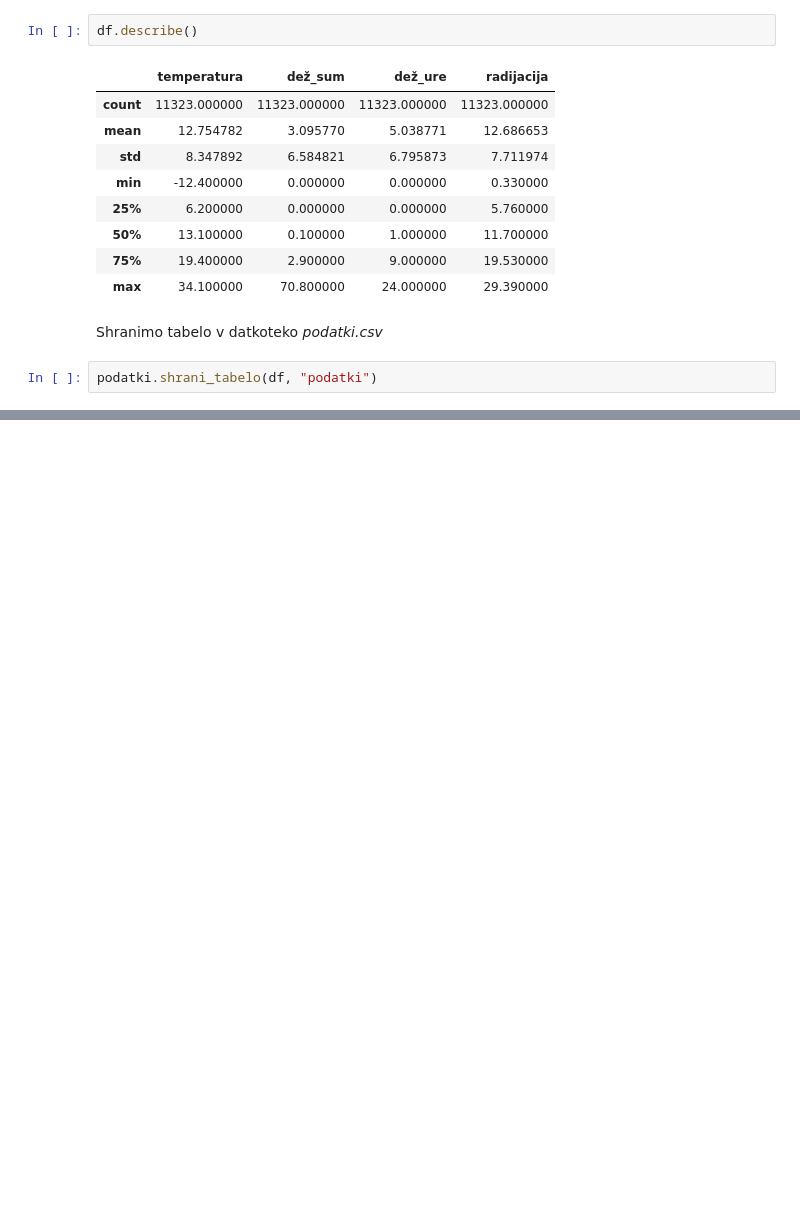
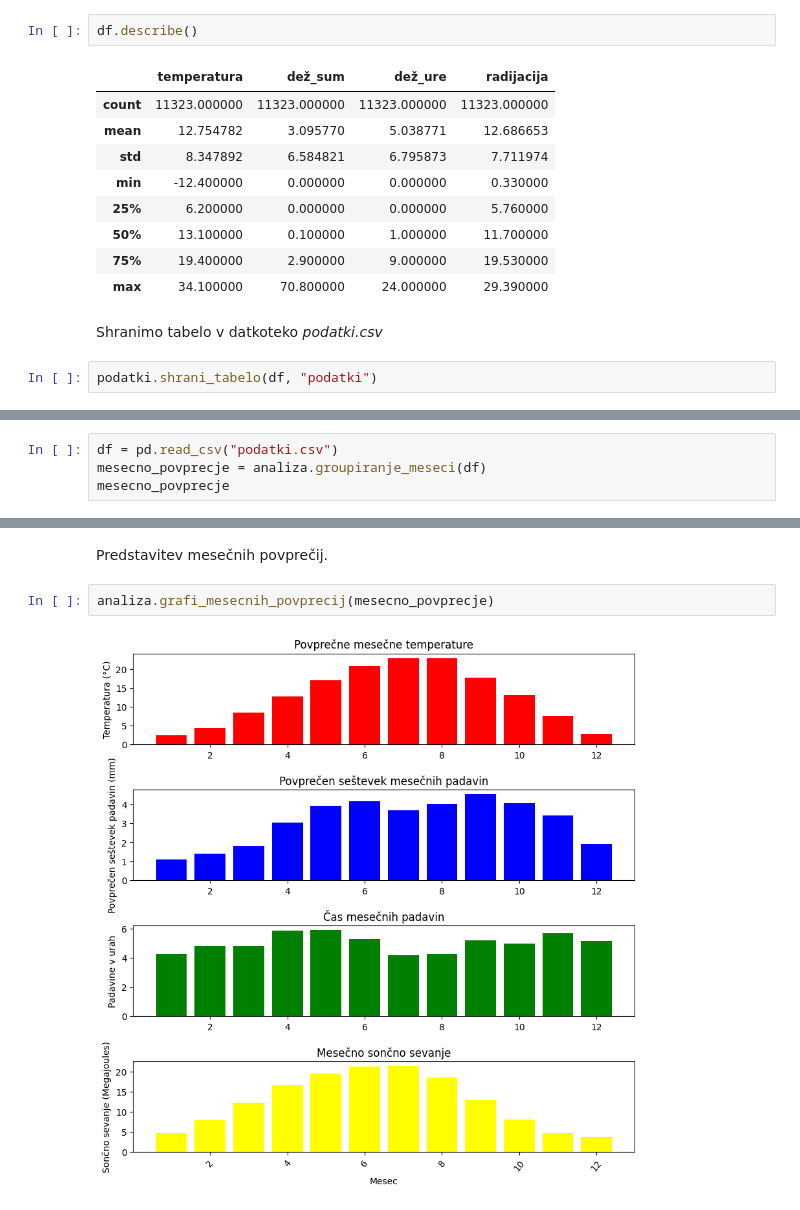
Before and after one commit to DavidSilc/UVP-analiza0, a Jupyter notebook: rezultati.ipynb, the cells around one changed output, grey strips where cells are left out. Drawn from its saved outputs; the diff is of its cells as text; blank space fills up the shorter version.

```diff
--- a/rezultati.ipynb
+++ b/rezultati.ipynb
@@ -61,0 +74,4 @@ podatki.shrani_tabelo(df, "podatki")
+# %%
+df = pd.read_csv("podatki.csv")
+mesecno_povprecje = analiza.groupiranje_meseci(df)
+mesecno_povprecje
@@ -61,0 +92,6 @@ podatki.shrani_tabelo(df, "podatki")
+# %% [markdown]
+Predstavitev mesečnih povprečij.
+# %%
+analiza.grafi_mesecnih_povprecij(mesecno_povprecje)
+# %% [output]
+[figure, added]
```
Also changed, not shown: parts of 17 cells of this notebook.
